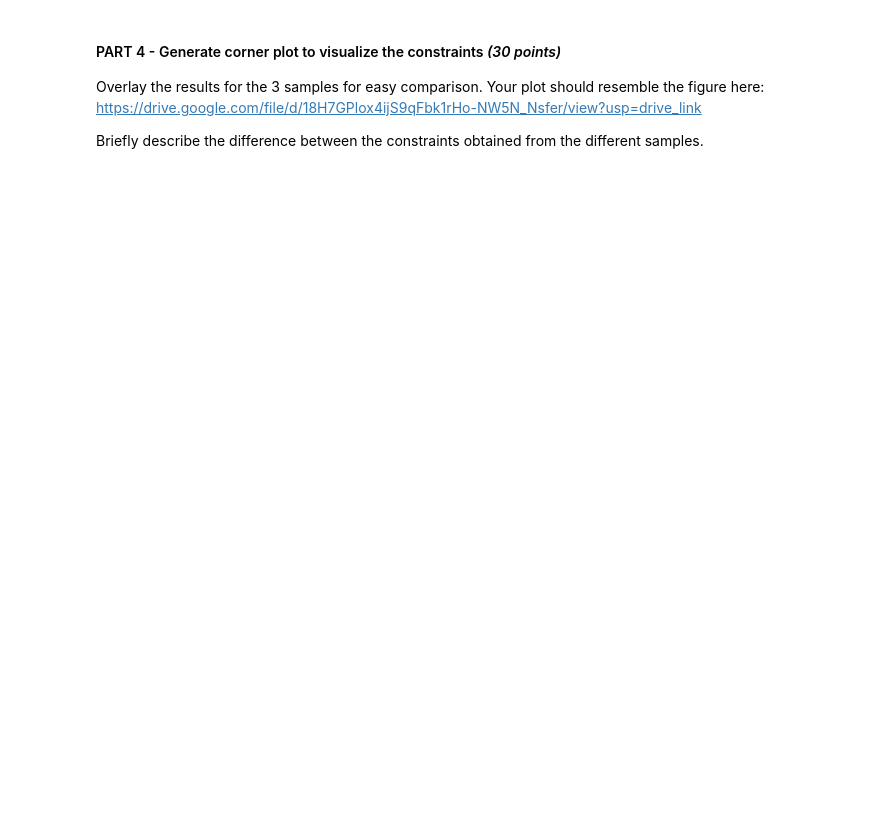
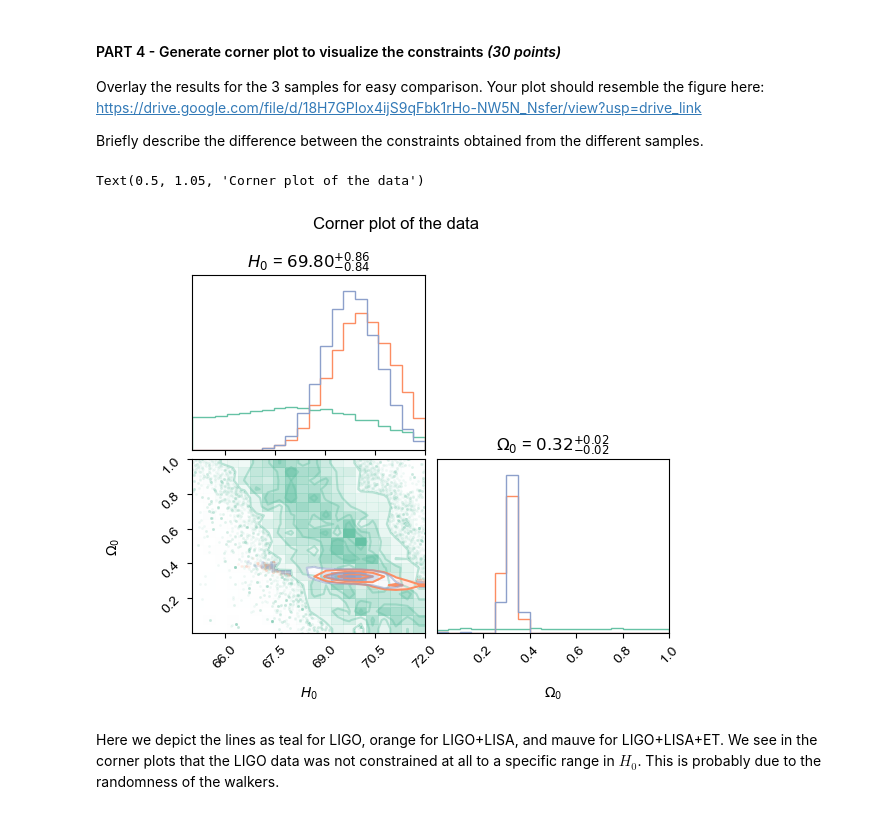
Before and after one commit to majavier26/App_Physics_157, a Jupyter notebook: Module C/C2/AP157_lab_assignment_C2.ipynb, the cells around one changed output. Drawn from its saved outputs; the diff is of its cells as text; code cells hidden in the pictures; blank space fills up the shorter version.

```diff
--- a/Module C/C2/AP157_lab_assignment_C2.ipynb
+++ b/Module C/C2/AP157_lab_assignment_C2.ipynb
@@ -180,0 +158,7 @@ sampler.run_mcmc(pos, 5000, progress=True);
+# %%
+import emcee as mc
+
+n_walkers, n_iter, n_dim, n_burn = 6, 10000, 2, 100
+step = [0.1, 0.003]
+initial_true = [100, 0.1]
+initials = [np.array(initial_true) + 1e-7*np.random.randn(2) for i in range(n_walkers)]
@@ -180,0 +167,9 @@ sampler.run_mcmc(pos, 5000, progress=True);
+# %%
+def log_probability_ligo(x):
+    return llikeLIGO_lcdm(x[0], x[1])
+
+def log_probability_ligolisa(x):
+    return llikeLIGOLISA_lcdm(x[0], x[1])
+
+def log_probability_ligolisaet(x):
+    return llikeLIGOLISAET_lcdm(x[0], x[1])
@@ -184,3 +252,19 @@ sampler.run_mcmc(pos, 5000, progress=True);
 Overlay the results for the 3 samples for easy comparison. Your plot should resemble the figure here: https://drive.google.com/file/d/18H7GPlox4ijS9qFbk1rHo-NW5N_Nsfer/view?usp=drive_link
 
 Briefly describe the difference between the constraints obtained from the different samples.
+# %%
+import corner
+
+sample_list = [sampler_1, sampler_2, sampler_3]
+labels = ['$H_0$','$\Omega_0$']
+
+fig = plt.figure()
+for i, sample in enumerate(sample_list):
+    samples = sample.flatchain
+    corner.corner(data=samples,fig=fig,labels=labels,show_titles=True, plot_datapoints=True, color=colors[i], range=[(65,72),(0,1)])
+plt.suptitle('Corner plot of the data', y=1.05)
+# %% [output]
+Text(0.5, 1.05, 'Corner plot of the data')
+[figure, added]
+# %% [markdown]
+Here we depict the lines as teal for LIGO, orange for LIGO+LISA, and mauve for LIGO+LISA+ET. We see in the corner plots that the LIGO data was not constrained at all to a specific range in $H_0$. This is probably due to the randomness of the walkers.
```
Also changed, not shown: parts of 15 cells of this notebook.
